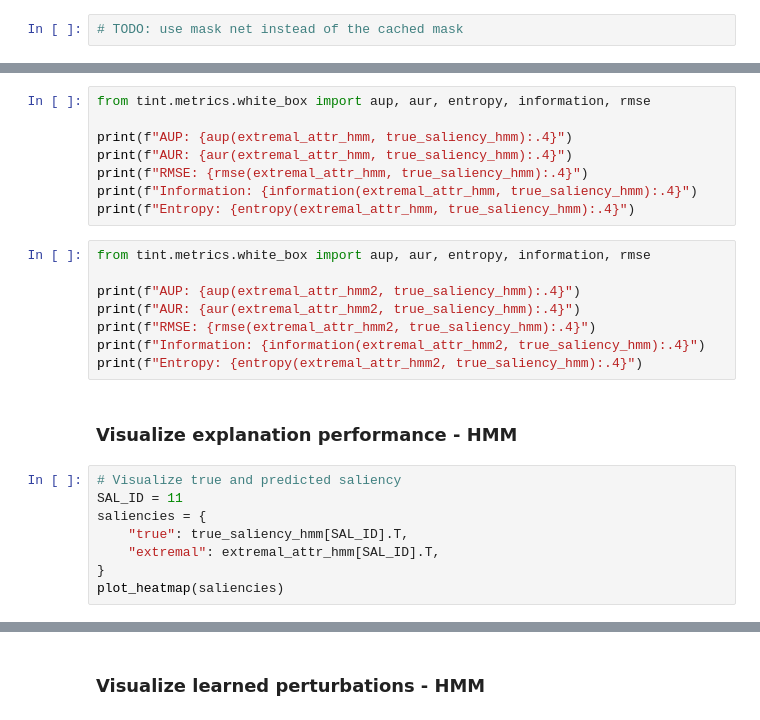
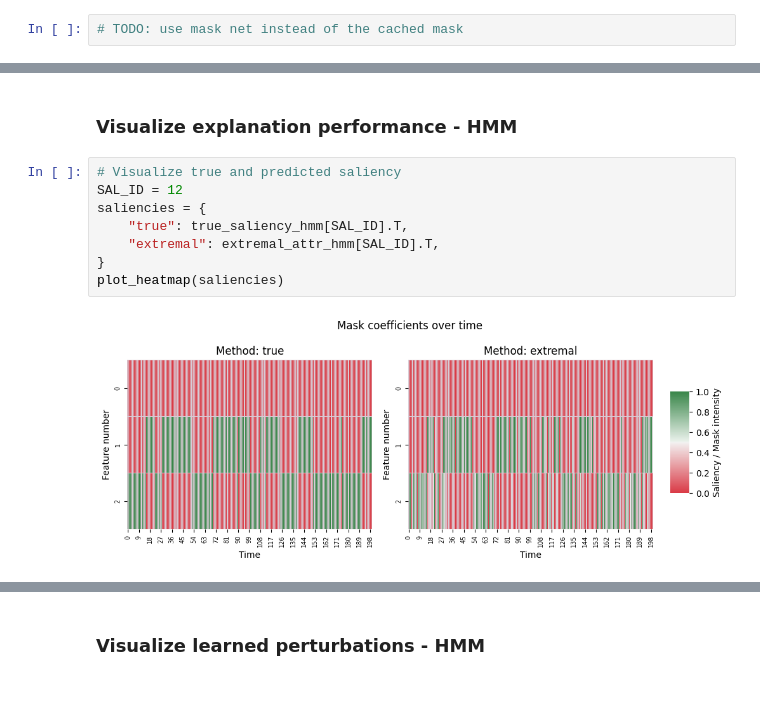
Before and after one commit to anonymous8293/factai, a Jupyter notebook: visualization.ipynb, the cells around one changed output, grey strips where cells are left out. Drawn from its saved outputs; the diff is of its cells as text; blank space fills up the shorter version.

```diff
--- a/visualization.ipynb
+++ b/visualization.ipynb
@@ -1057,26 +634,12 @@ print()
-# %%
-from tint.metrics.white_box import aup, aur, entropy, information, rmse
-
-print(f"AUP: {aup(extremal_attr_hmm, true_saliency_hmm):.4}")
-print(f"AUR: {aur(extremal_attr_hmm, true_saliency_hmm):.4}")
-print(f"RMSE: {rmse(extremal_attr_hmm, true_saliency_hmm):.4}")
-print(f"Information: {information(extremal_attr_hmm, true_saliency_hmm):.4}")
-print(f"Entropy: {entropy(extremal_attr_hmm, true_saliency_hmm):.4}")
-# %%
-from tint.metrics.white_box import aup, aur, entropy, information, rmse
-
-print(f"AUP: {aup(extremal_attr_hmm2, true_saliency_hmm):.4}")
-print(f"AUR: {aur(extremal_attr_hmm2, true_saliency_hmm):.4}")
-print(f"RMSE: {rmse(extremal_attr_hmm2, true_saliency_hmm):.4}")
-print(f"Information: {information(extremal_attr_hmm2, true_saliency_hmm):.4}")
-print(f"Entropy: {entropy(extremal_attr_hmm2, true_saliency_hmm):.4}")
 # %% [markdown]
 ### Visualize explanation performance - HMM
 # %%
 # Visualize true and predicted saliency
-SAL_ID = 11
+SAL_ID = 12
 saliencies = {
     "true": true_saliency_hmm[SAL_ID].T,
     "extremal": extremal_attr_hmm[SAL_ID].T,
 }
 plot_heatmap(saliencies)
+# %% [output]
+[figure, added]
```
Also changed, not shown: parts of 62 cells of this notebook, 1 other file.
